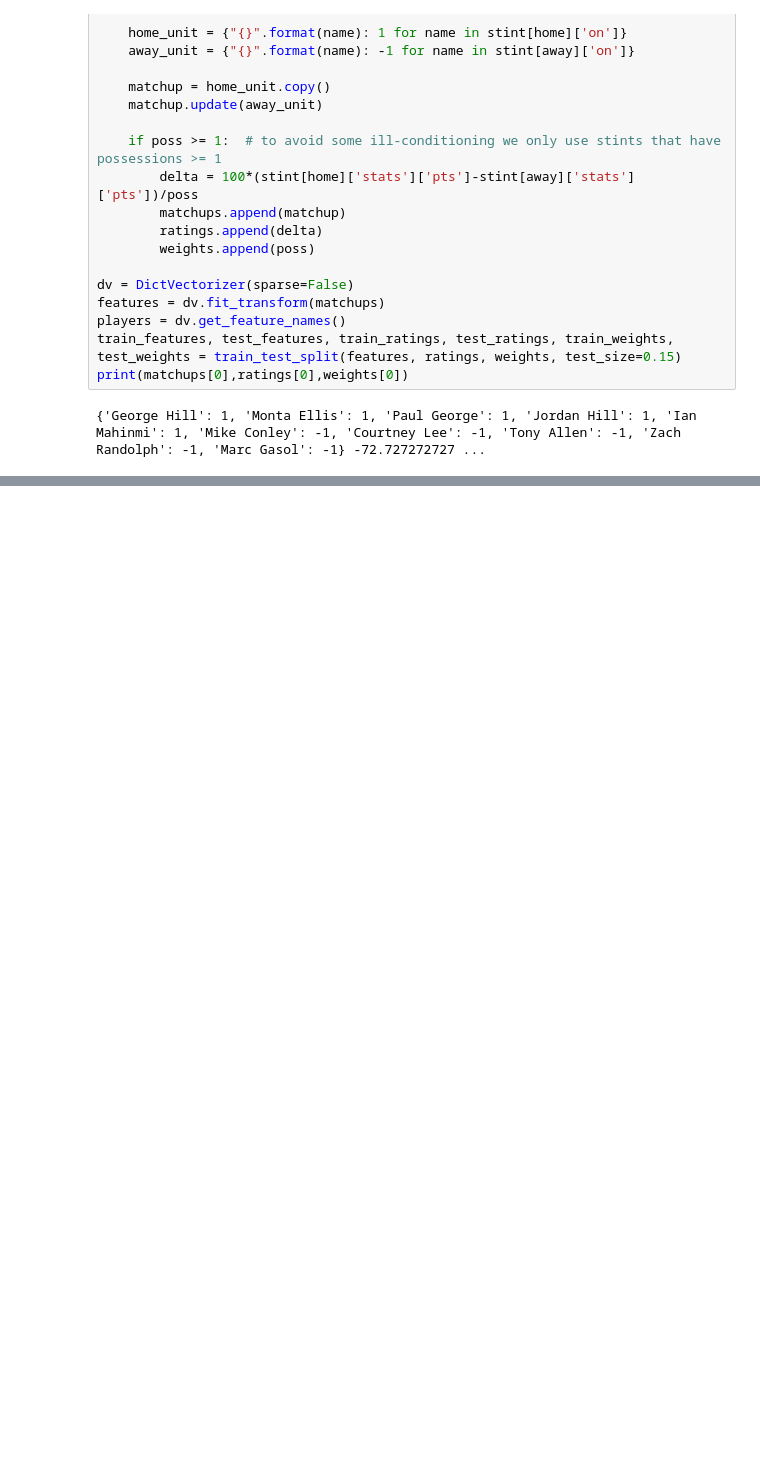
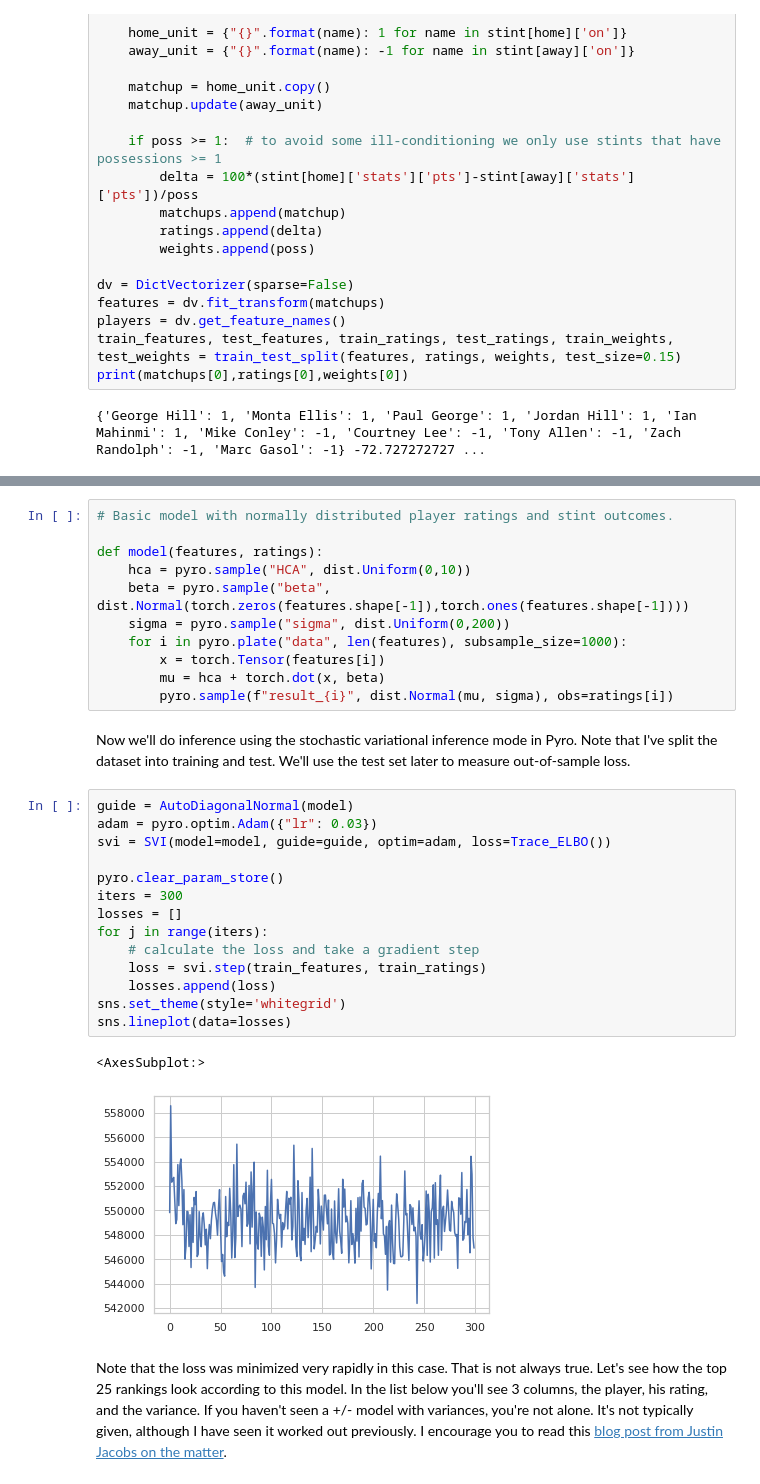
Before and after one commit to EvanZ/ppl-pm, a Jupyter notebook: xpm.ipynb, the cells around one changed output, grey strips where cells are left out. Saved outputs shown, nothing was run; the diff lists cells and outputs as text; blank space fills up the shorter version.

```diff
--- a/xpm.ipynb
+++ b/xpm.ipynb
@@ -241,0 +95,32 @@ np.sqrt(np.mean(np.array(losses)))
+# %%
+# Basic model with normally distributed player ratings and stint outcomes.
+
+def model(features, ratings):
+    hca = pyro.sample("HCA", dist.Uniform(0,10))
+    beta = pyro.sample("beta", dist.Normal(torch.zeros(features.shape[-1]),torch.ones(features.shape[-1])))
+    sigma = pyro.sample("sigma", dist.Uniform(0,200))
+    for i in pyro.plate("data", len(features), subsample_size=1000):
+        x = torch.Tensor(features[i])
+        mu = hca + torch.dot(x, beta)
+        pyro.sample(f"result_{i}", dist.Normal(mu, sigma), obs=ratings[i])
+# %% [markdown]
+Now we'll do inference using the stochastic variational inference mode in Pyro. Note that I've split the dataset into training and test. We'll use the test set later to measure out-of-sample loss.
+# %%
+guide = AutoDiagonalNormal(model)
+adam = pyro.optim.Adam({"lr": 0.03})
+svi = SVI(model=model, guide=guide, optim=adam, loss=Trace_ELBO())
+
+pyro.clear_param_store()
+iters = 300
+losses = []
+for j in range(iters):
+    # calculate the loss and take a gradient step
+    loss = svi.step(train_features, train_ratings)
+    losses.append(loss)
+sns.set_theme(style='whitegrid')
+sns.lineplot(data=losses)
+# %% [output]
+<AxesSubplot:>
+[figure, added]
+# %% [markdown]
+Note that the loss was minimized very rapidly in this case. That is not always true. Let's see how the top 25 rankings look according to this model. In the list below you'll see 3 columns, the player, his rating, and the variance. If you haven't seen a +/- model with variances, you're not alone. It's not typically given, although I have seen it worked out previously. I encourage you to read this [blog post from Justin Jacobs on the matter](https://squared2020.com/2018/12/24/regularized-adjusted-plus-minus-part-iii-what-had-really-happened-was/).
```
Also changed, not shown: parts of 55 cells of this notebook.
